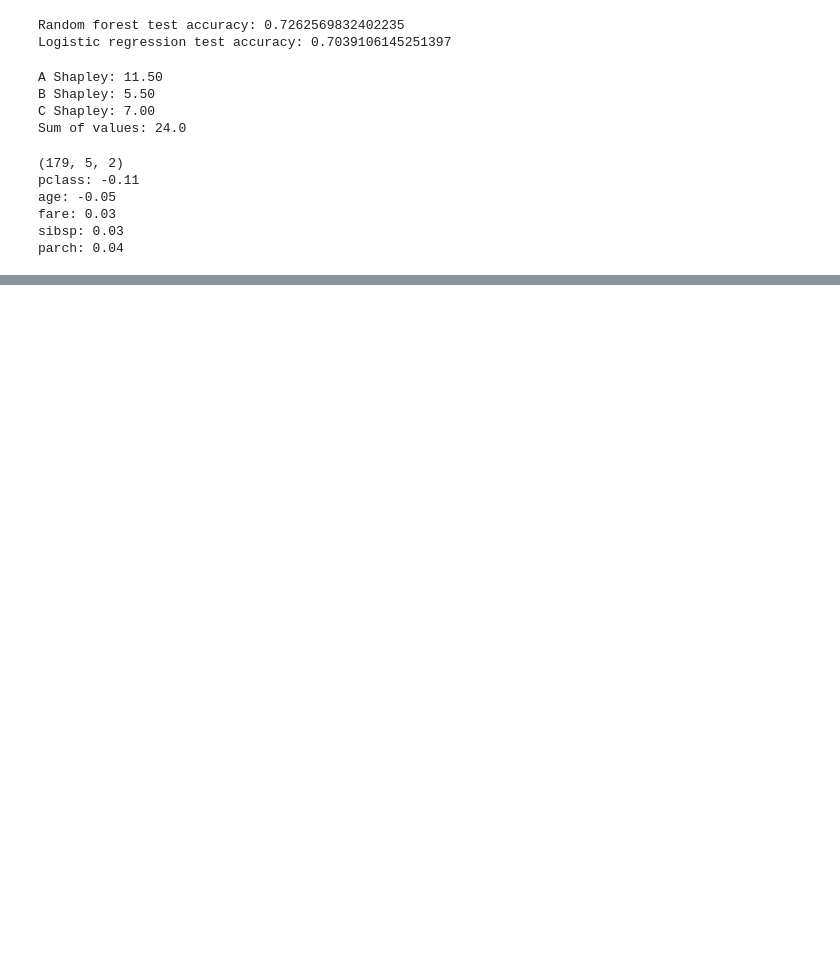
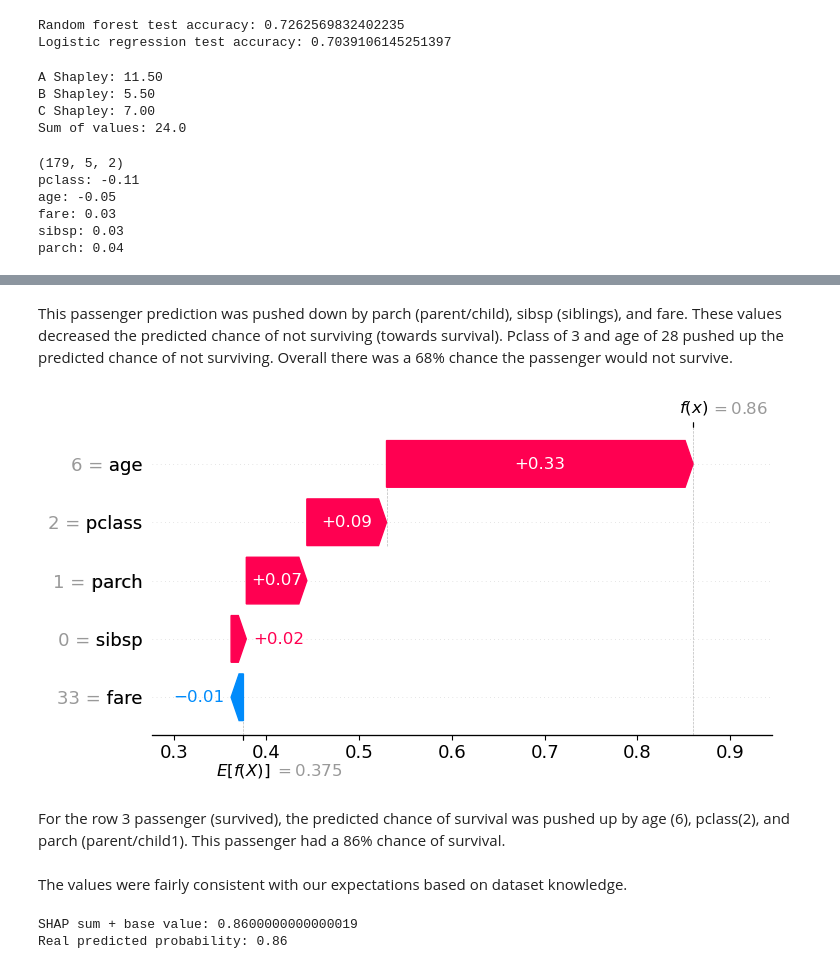
Before and after one commit to S-Shockley/SHAPEx, a Jupyter notebook: shap.ipynb, the cells around one changed output, grey strips where cells are left out. Drawn from its saved outputs; the diff is of its cells as text; code cells hidden in the pictures; blank space fills up the shorter version.

```diff
--- a/shap.ipynb
+++ b/shap.ipynb
@@ -123,0 +178,11 @@ parch: 0.04
+# %% [markdown]
+This passenger prediction was pushed down by parch (parent/child), sibsp (siblings), and fare. These values decreased the predicted chance of not surviving (towards survival). Pclass of 3 and age of 28 pushed up the predicted chance of not surviving. Overall there was a 68% chance the passenger would not survive.
+# %%
+#row = 1
+shap.plots.waterfall(shap_values[3, :, 1])
+# %% [output]
+[figure, added]
+# %% [markdown]
+For the row 3 passenger (survived), the predicted chance of survival was pushed up by age (6), pclass(2), and parch (parent/child1). This passenger had a 86% chance of survival.
+# %% [markdown]
+The values were fairly consistent with our expectations based on dataset knowledge.
@@ -123,0 +191,12 @@ parch: 0.04
+# %%
+## Task 5 Check the Books Balance
+
+shap_sum = shap_values.values[3, :, 1].sum()
+total= shap_sum + base_value
+real_prediction = rf_model.predict_proba(X_test)[3][1]
+
+print("SHAP sum + base value:", total)
+print("Real predicted probability:", real_prediction)
+# %% [output]
+SHAP sum + base value: 0.8600000000000019
+Real predicted probability: 0.86
```
Also changed, not shown: parts of 10 cells of this notebook.
